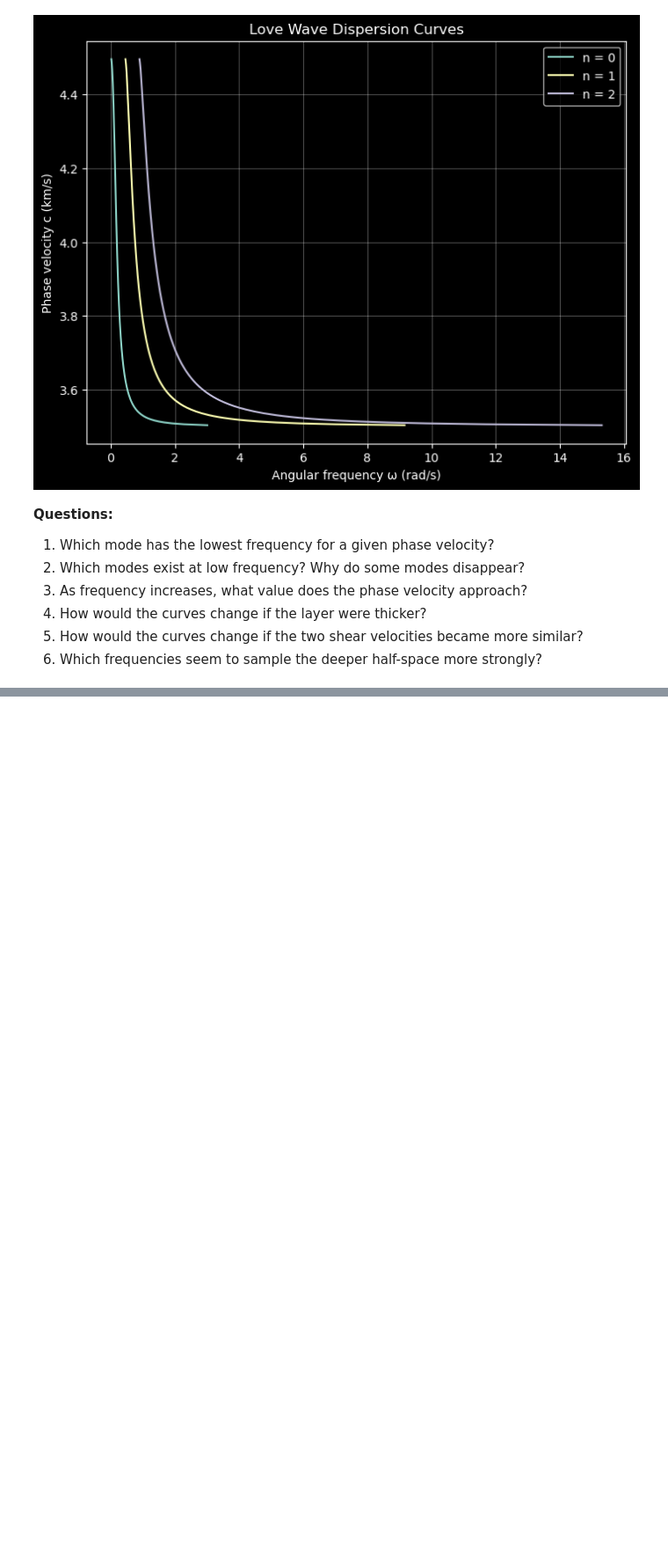
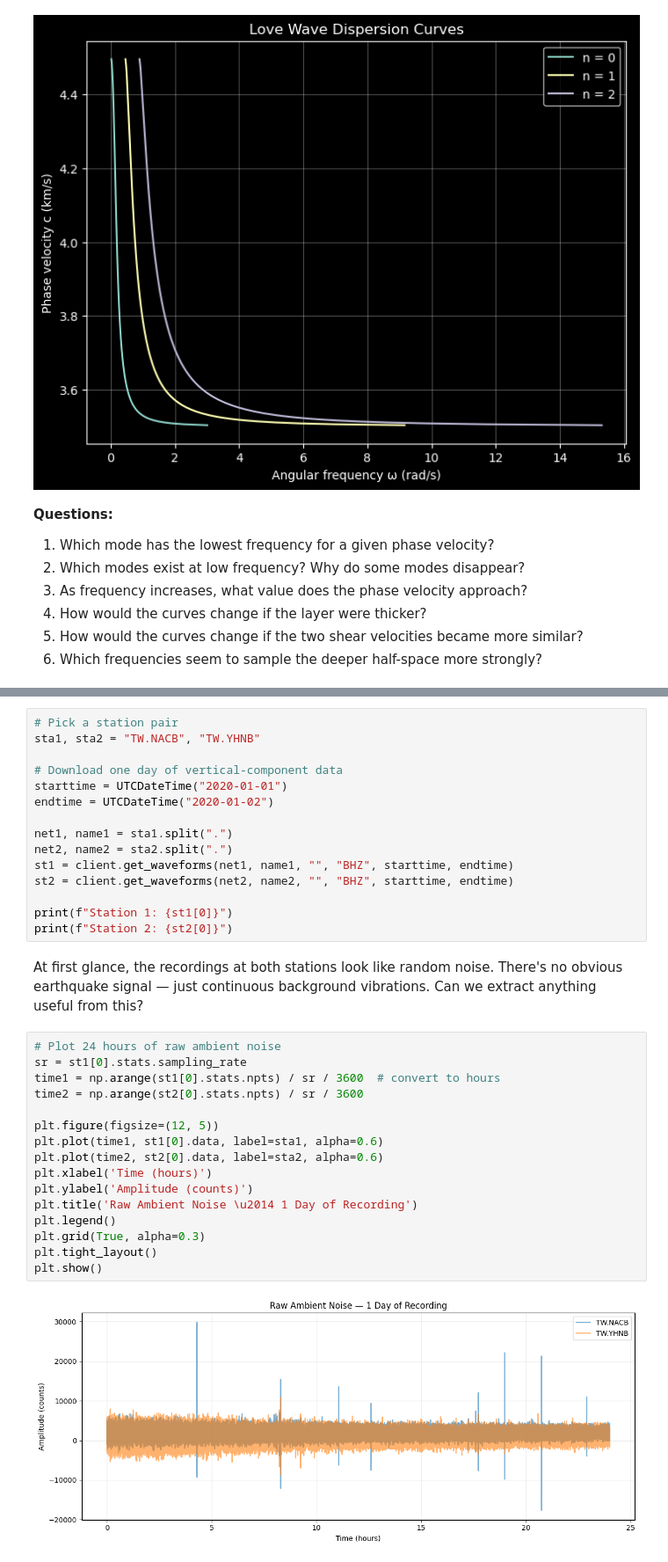
Before and after one commit to amtseismo/EPS164, a Jupyter notebook: notebooks/07_surface_wave_practice.ipynb, the cells around one changed output, grey strips where cells are left out. Shown at 88% size. Saved outputs shown, nothing was run; the diff lists cells and outputs as text; blank space fills up the shorter version.

```diff
--- a/notebooks/07_surface_wave_practice.ipynb
+++ b/notebooks/07_surface_wave_practice.ipynb
@@ -264,0 +391,35 @@ plt.show()
+# %%
+# Pick a station pair
+sta1, sta2 = "TW.NACB", "TW.YHNB"
+
+# Download one day of vertical-component data
+starttime = UTCDateTime("2020-01-01")
+endtime = UTCDateTime("2020-01-02")
+
+net1, name1 = sta1.split(".")
+net2, name2 = sta2.split(".")
+st1 = client.get_waveforms(net1, name1, "", "BHZ", starttime, endtime)
+st2 = client.get_waveforms(net2, name2, "", "BHZ", starttime, endtime)
+
+print(f"Station 1: {st1[0]}")
+print(f"Station 2: {st2[0]}")
+# %% [markdown]
+At first glance, the recordings at both stations look like random noise. There's no obvious earthquake signal — just continuous background vibrations. Can we extract anything useful from this?
+# %%
+# Plot 24 hours of raw ambient noise
+sr = st1[0].stats.sampling_rate
+time1 = np.arange(st1[0].stats.npts) / sr / 3600  # convert to hours
+time2 = np.arange(st2[0].stats.npts) / sr / 3600
+
+plt.figure(figsize=(12, 5))
+plt.plot(time1, st1[0].data, label=sta1, alpha=0.6)
+plt.plot(time2, st2[0].data, label=sta2, alpha=0.6)
+plt.xlabel('Time (hours)')
+plt.ylabel('Amplitude (counts)')
+plt.title('Raw Ambient Noise \u2014 1 Day of Recording')
+plt.legend()
+plt.grid(True, alpha=0.3)
+plt.tight_layout()
+plt.show()
+# %% [output]
+[figure, added]
```
Also changed, not shown: parts of 23 cells of this notebook.
